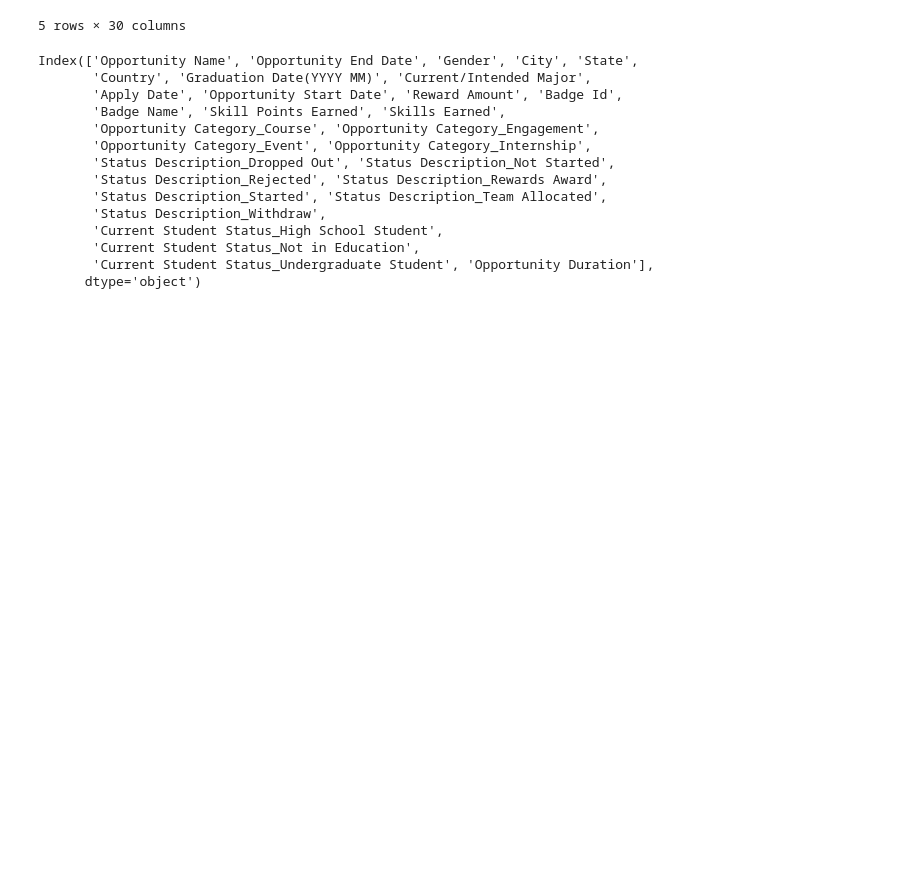
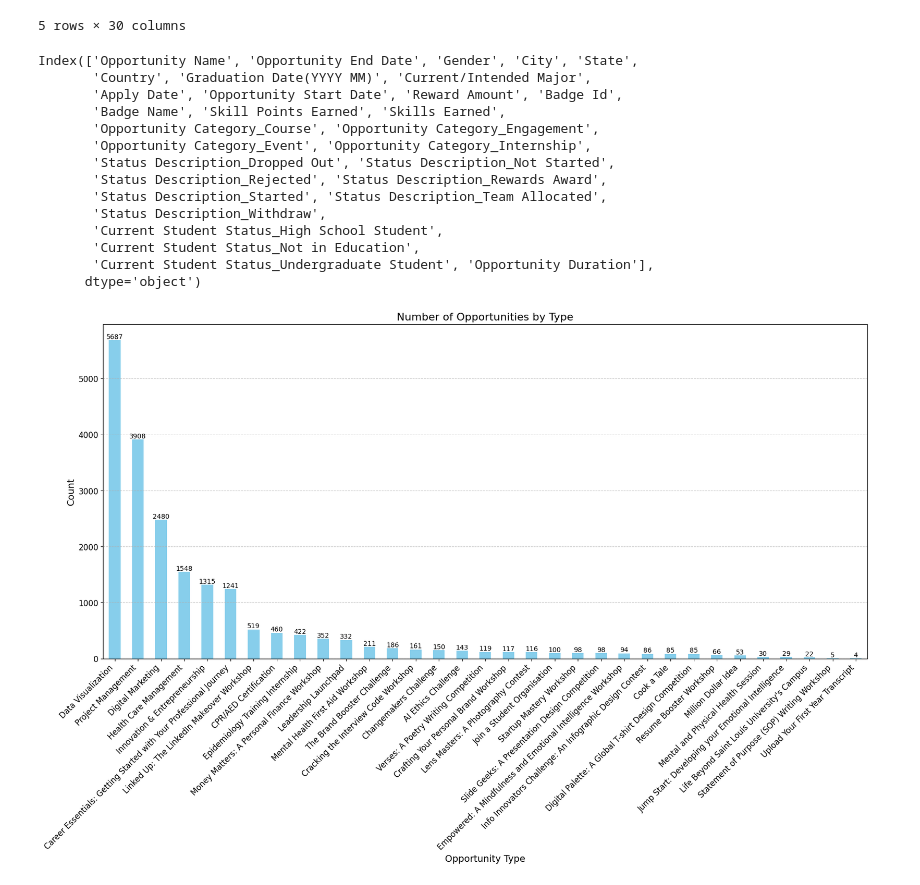
Before and after one commit to srijapamu25/Project-2, a Jupyter notebook: Data_Preprocessing_&_trend_analysis(Opportunity_data).ipynb, the cells around one changed output. Saved outputs shown, nothing was run; the diff lists cells and outputs as text; code cells hidden in the pictures; blank space fills up the shorter version.

```diff
--- a/Data_Preprocessing_&_trend_analysis(Opportunity_data).ipynb
+++ b/Data_Preprocessing_&_trend_analysis(Opportunity_data).ipynb
@@ -217,6 +217,34 @@ Index(['Opportunity Name', 'Opportunity End Date', 'Gender', 'City', 'State',
        'Current Student Status_Not in Education',
        'Current Student Status_Undergraduate Student', 'Opportunity Duration'],
       dtype='object')
-# %%
-# seaborn style
-sns.set(style="whitegrid")
+# %%
+# 1. Opportunity Types
+opportunity_counts = df['Opportunity Name'].value_counts()
+
+# Check if opportunity_counts is empty
+if opportunity_counts.empty:
+    print("Error: 'Opportunity Name' column might be empty or have no variations.")
+else:
+    plt.figure(figsize=(20, 10))
+    opportunity_counts.plot(kind='bar', color='skyblue')
+
+    plt.title('Number of Opportunities by Type', fontsize=16)
+    plt.xlabel('Opportunity Type', fontsize=14)
+    plt.ylabel('Count', fontsize=14)
+
+    plt.xticks(rotation=45, ha='right', fontsize=12)
+    plt.yticks(fontsize=12)
+
+    # Add data labels on top of bars
+    for i, count in enumerate(opportunity_counts):
+        plt.text(i, count, str(count), ha='center', va='bottom', fontsize=10)
+
+    plt.grid(axis='y', linestyle='--', alpha=0.7)
+    plt.tight_layout()
+
+    # Improve spacing around the plot
+    plt.subplots_adjust(left=0.1, right=0.9, bottom=0.2, top=0.9)
+
+    plt.show()
+# %% [output]
+[figure, added]
```
Also changed, not shown: parts of 3 cells of this notebook.
